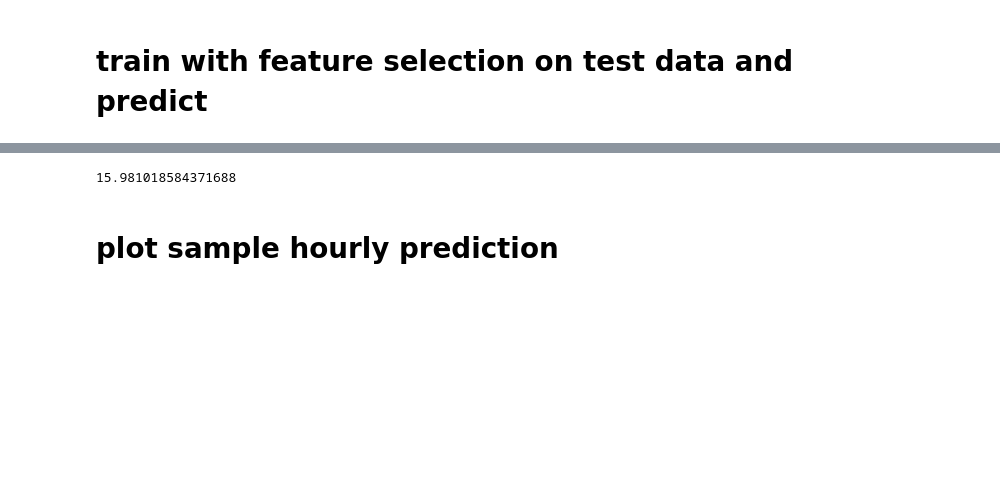
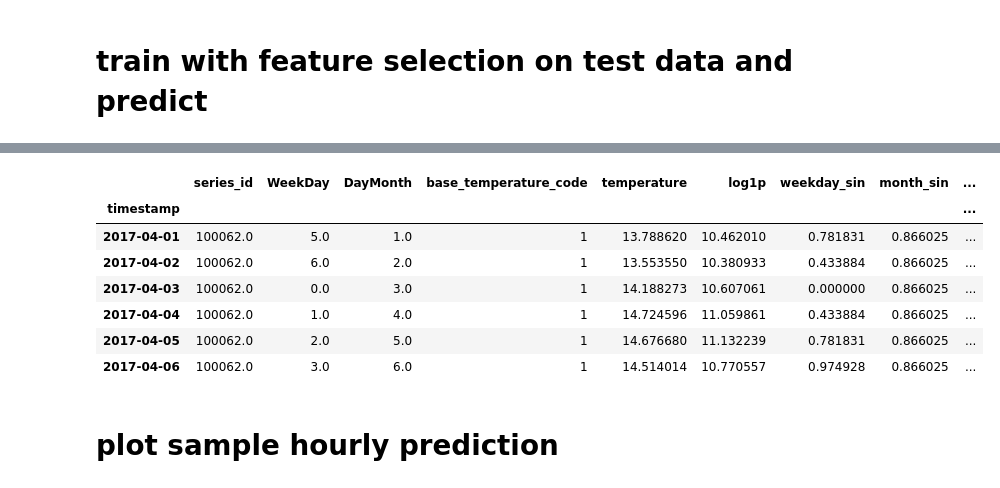
Before and after one commit to profiler84/algotrading, a Jupyter notebook: power-laws-energy-consumption.ipynb, the cells around one changed output, grey strips where cells are left out. Cells and saved outputs as stored; diff of their text form; code cells hidden in the pictures; blank space fills up the shorter version.

```diff
--- a/power-laws-energy-consumption.ipynb
+++ b/power-laws-energy-consumption.ipynb
@@ -779,35 +841,39 @@ for i in df.series_id.unique():
-# %%
-#sub_original[sub_original.consumption == 0]#101411 /100167 / 100012
-test.temperature.mean()
-# %% [output]
-15.981018584371688
 # %%
 sub_original.to_csv('submission.csv')
 # %%
 df = test_data
 data = df[df.series_id == 103167]
 test_merge = test_data.merge(pd.DataFrame(test['timestamp']),left_index=True,right_index =True, how='left')
 test_merge['index'] = test_merge.index
 test_merge.index = test_merge.timestamp
-test_merge = new.resample('1D').agg({'series_id': 'first',
+test_merge = test_merge.resample('1D').agg({'series_id': 'first',
                         'WeekDay': 'mean',
                         'DayMonth': 'mean',
                         'base_temperature_code': 'last',
                         'temperature' : 'mean',
                         'log1p' : 'mean',
                         'weekday_sin' : 'last',
                         'month_sin' : 'last'
                        })
 test_merge.dropna(inplace=True)
 test_merge['weekday_sin'] = np.sin(1 * np.pi * test_merge.index.dayofweek.astype(np.float64) / 7)
 test_merge['month_sin'] = np.sin(1 * np.pi * test_merge.index.month.astype(np.float64) / 12)
 test_merge['dayofyear_sin'] = np.sin(1 * np.pi * test_merge.index.dayofyear.astype(np.float64) / 365)
 test_merge['base_temperature_code'] = np.where(test_merge['temperature']<=15, 1, 0)
 test_merge
 
 test_merge.groupby(['series_id']).size()
 test_merge[test_merge.series_id == 100062]
 #plt.plot(test_merge[test_merge.series_id == 100062].log1p)
+# %% [output]
+|  | series_id | WeekDay | DayMonth | base_temperature_code | temperature | log1p | weekday_sin | month_sin | ... |
+| timestamp |  |  |  |  |  |  |  |  | ... |
+| 2017-04-01 | 100062.0 | 5.0 | 1.0 | 1 | 13.788620 | 10.462010 | 0.781831 | 0.866025 | ... |
+| 2017-04-02 | 100062.0 | 6.0 | 2.0 | 1 | 13.553550 | 10.380933 | 0.433884 | 0.866025 | ... |
+| 2017-04-03 | 100062.0 | 0.0 | 3.0 | 1 | 14.188273 | 10.607061 | 0.000000 | 0.866025 | ... |
+| 2017-04-04 | 100062.0 | 1.0 | 4.0 | 1 | 14.724596 | 11.059861 | 0.433884 | 0.866025 | ... |
+| 2017-04-05 | 100062.0 | 2.0 | 5.0 | 1 | 14.676680 | 11.132239 | 0.781831 | 0.866025 | ... |
+| 2017-04-06 | 100062.0 | 3.0 | 6.0 | 1 | 14.514014 | 10.770557 | 0.974928 | 0.866025 | ... |
 # %% [markdown]
 # plot sample hourly prediction
 # %%
```
Also changed, not shown: parts of 3 cells of this notebook.
